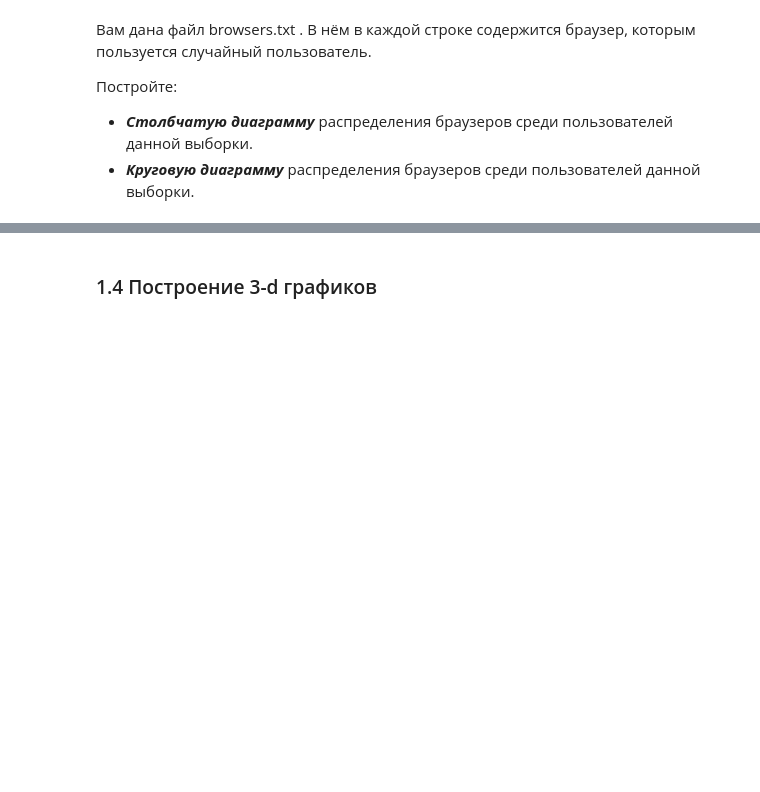
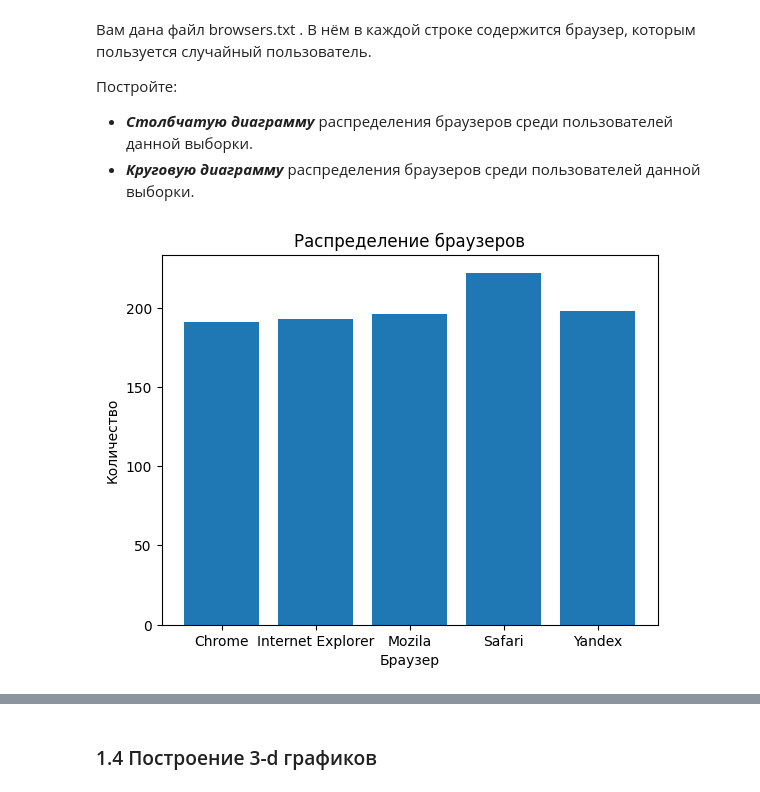
Before and after one commit to skolkovo-bba/informatics3, a Jupyter notebook: Решения/s3_lab05.ipynb, the cells around one changed output, grey strips where cells are left out. Saved outputs shown, nothing was run; the diff lists cells and outputs as text; code cells hidden in the pictures; blank space fills up the shorter version.

```diff
--- a/Решения/s3_lab05.ipynb
+++ b/Решения/s3_lab05.ipynb
@@ -196,3 +212,13 @@ plt.show()
 
 * ***Столбчатую диаграмму*** распределения браузеров среди пользователей данной выборки.
 * ***Круговую диаграмму*** распределения браузеров среди пользователей данной выборки.
+# %%
+a=open('browsers.csv').read().split(',')
+names,counts=np.unique(a,return_counts=True)
+plt.bar(names,counts, )
+plt.xlabel('Браузер')
+plt.ylabel('Количество')
+plt.title('Распределение браузеров')
+plt.show()
+# %% [output]
+[figure, added]
```
Also changed, not shown: parts of 28 cells of this notebook, 2 other files.
